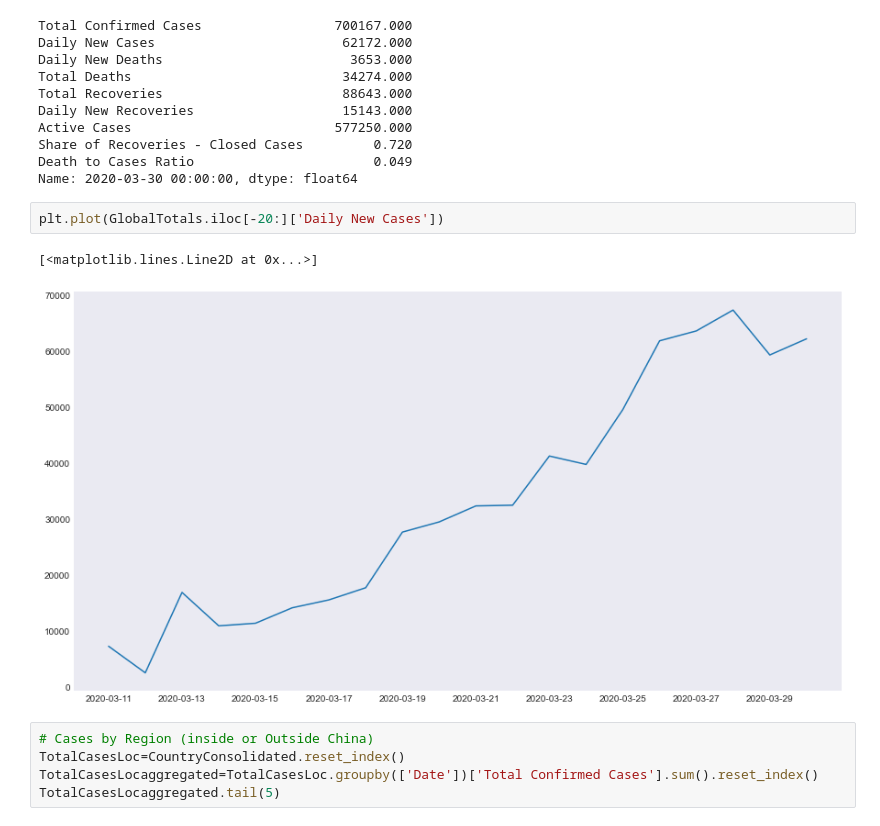
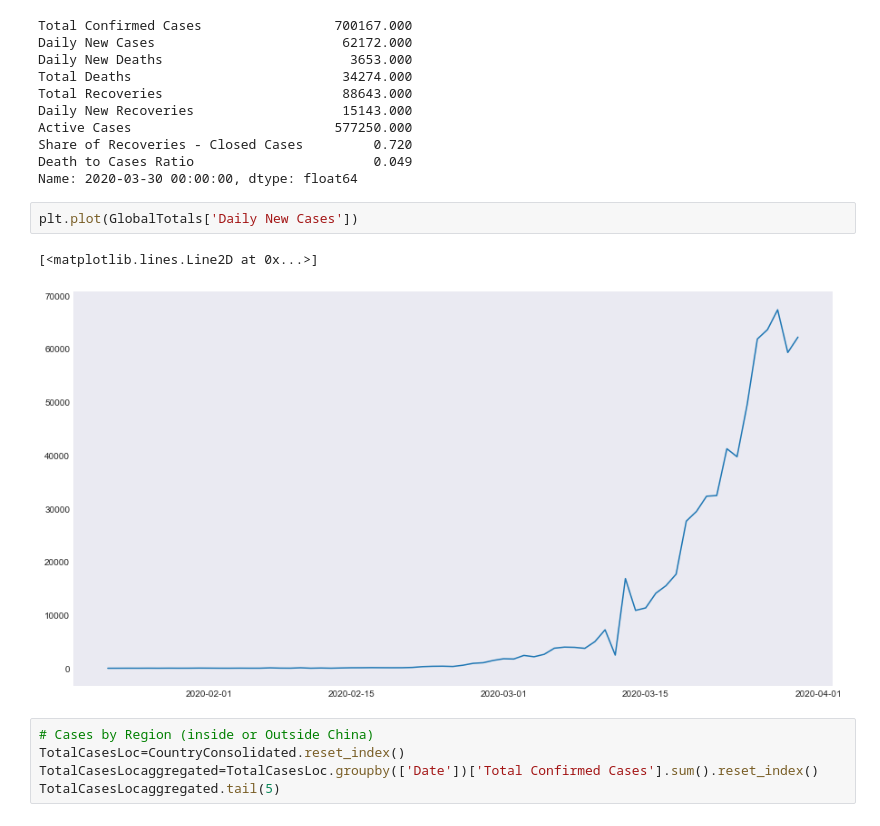
Before and after one commit to JakobRohrhirsch/COVID-19-JHU-CSSE-Analysis, a Jupyter notebook: COVID-19 Fit.ipynb, the cells around one changed output. Saved outputs shown, nothing was run; the diff lists cells and outputs as text.

```diff
--- a/COVID-19 Fit.ipynb
+++ b/COVID-19 Fit.ipynb
@@ -137,10 +137,10 @@ Share of Recoveries - Closed Cases         0.720
 Death to Cases Ratio                       0.049
 Name: 2020-03-30 00:00:00, dtype: float64
 # %%
-plt.plot(GlobalTotals.iloc[-20:]['Daily New Cases'])
+plt.plot(GlobalTotals['Daily New Cases'])
 # %% [output]
 [<matplotlib.lines.Line2D at 0x...>]
-[figure, old version]
+[figure, new version]
 # %%
 # Cases by Region (inside or Outside China)
 TotalCasesLoc=CountryConsolidated.reset_index()
```
Also changed, not shown: parts of 6 cells of this notebook.
